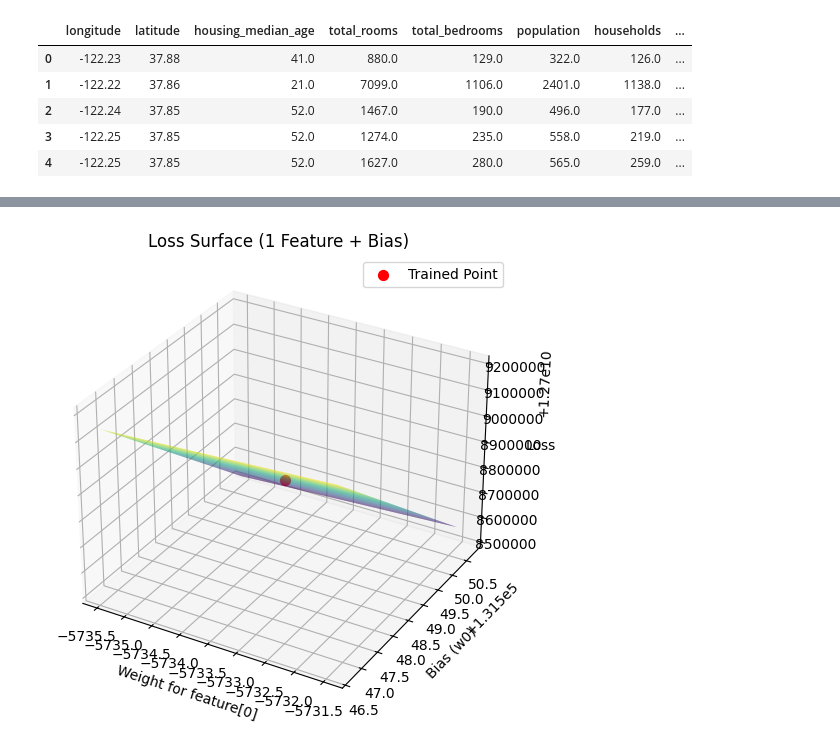
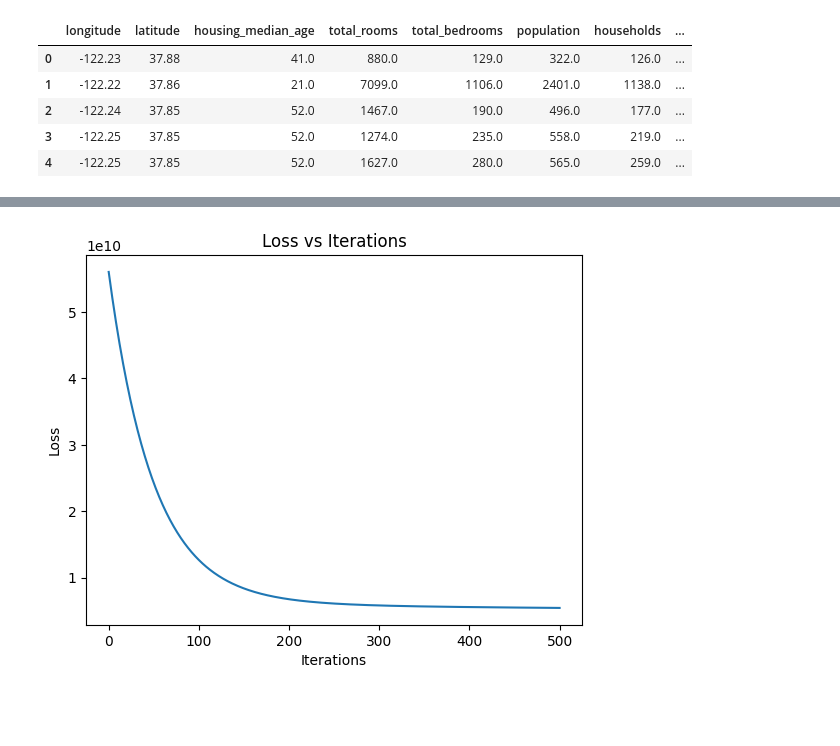
Before and after one commit to guptaksht10/CS303-LAB_ML, a Jupyter notebook: Experiment_2-LR/AkshatGupta038_LinearRegression.ipynb, the cells around one changed output, grey strips where cells are left out. Saved outputs shown, nothing was run; the diff lists cells and outputs as text; code cells hidden in the pictures; blank space fills up the shorter version.

```diff
--- a/Experiment_2-LR/AkshatGupta038_LinearRegression.ipynb
+++ b/Experiment_2-LR/AkshatGupta038_LinearRegression.ipynb
@@ -142,36 +198,9 @@ r2_score(y_test, y_pred)
-# %%
-from mpl_toolkits.mplot3d import Axes3D
-
-
-feature_idx = 0
-w_trained = clf.w.copy()
-w0_trained = clf.w0
-
-w_range = np.linspace(w_trained[feature_idx]-2, w_trained[feature_idx]+2, 100)
-w0_range = np.linspace(w0_trained-2, w0_trained+2, 100)
-
-W, W0 = np.meshgrid(w_range, w0_range)
-Loss = np.zeros_like(W)
-
-for i in range(W.shape[0]):
-    for j in range(W.shape[1]):
-        w_temp = w_trained.copy()
-        w_temp[feature_idx] = W[i, j]   # change only one feature weight
-        Loss[i, j] = clf.loss(x_train, w_temp, W0[i, j], y_train)
-
-fig = plt.figure(figsize=(10,6))
-ax = fig.add_subplot(111, projection="3d")
-ax.plot_surface(W, W0, Loss, cmap="viridis", alpha=0.8)
-
-ax.scatter(w_trained[feature_idx], w0_trained,
-           clf.loss(x_train, w_trained, w0_trained, y_train),
-           color="red", s=50, label="Trained Point")
-
-ax.set_xlabel(f"Weight for feature[{feature_idx}]")
-ax.set_ylabel("Bias (w0)")
-ax.set_zlabel("Loss")
-ax.set_title("Loss Surface (1 Feature + Bias)")
-ax.legend()
-plt.show()
-# %% [output]
-[figure, removed]
+# %%
+w2, loss_e = gradientDescent(x_train, y_train, 0.01, 500)
+plt.plot(np.arange(len(loss_e)), loss_e)
+plt.xlabel('Iterations')
+plt.ylabel('Loss')
+plt.title('Loss vs Iterations')
+plt.savefig('./Images/ScaledFeatures2')
+# %% [output]
+[figure, added]
```
Also changed, not shown: parts of 48 cells of this notebook, 7 other files.
